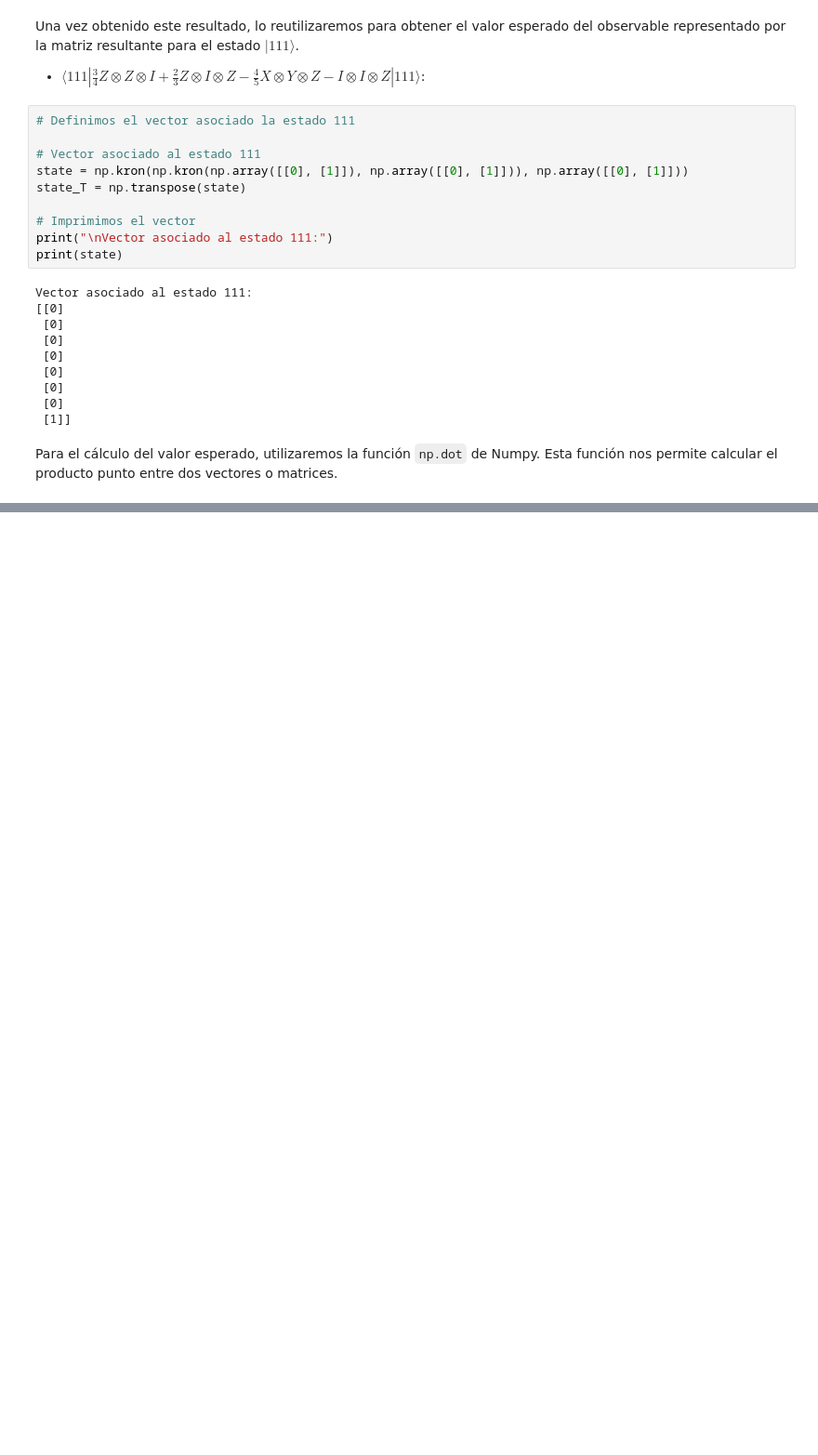
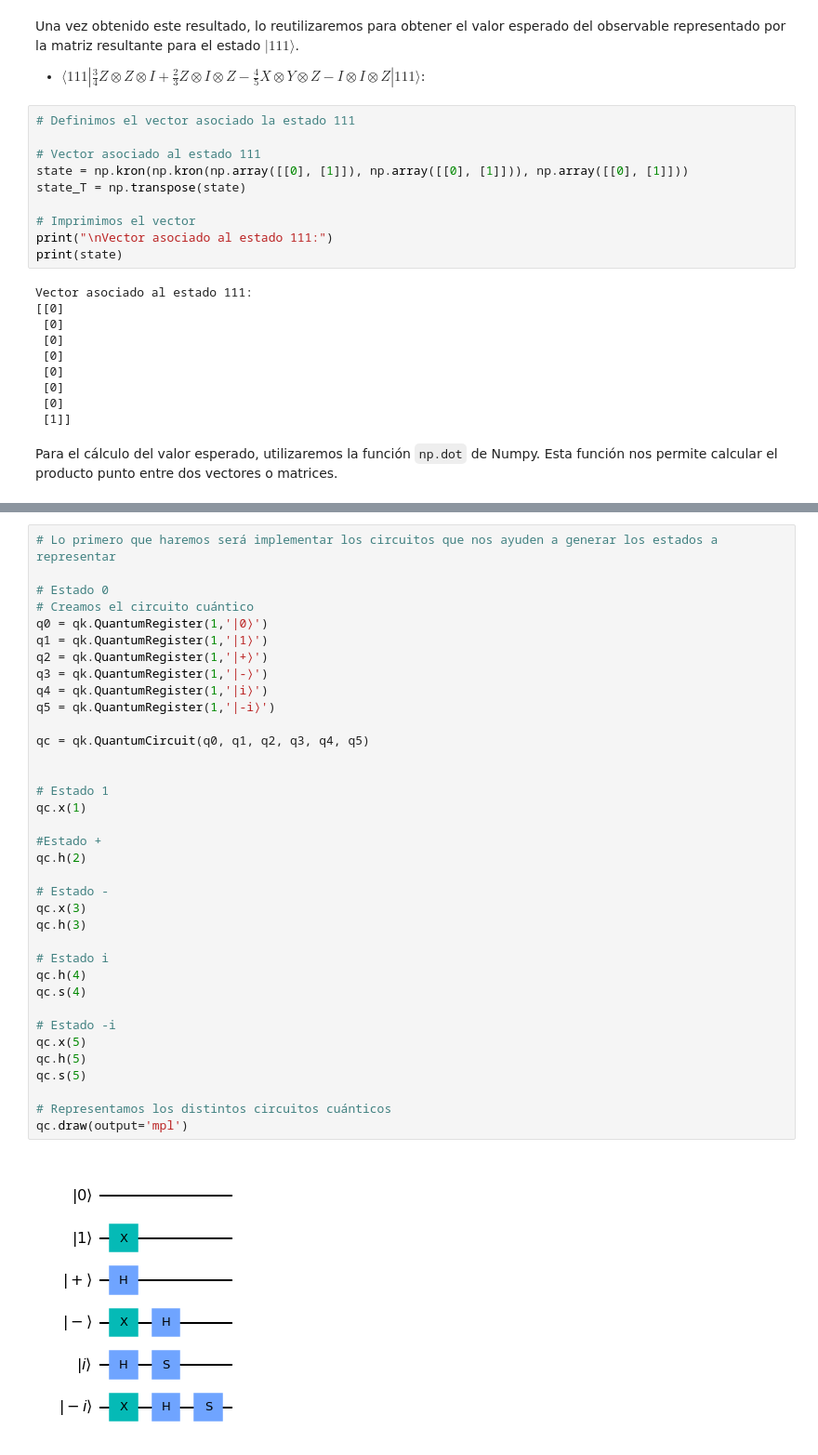
Before and after one commit to drjpeibol/QC-MsC, a Jupyter notebook: Linear-Algebra/Lab-2/lab_2.ipynb, the cells around one changed output, grey strips where cells are left out. Shown at 93% size. Saved outputs shown, nothing was run; the diff lists cells and outputs as text; blank space fills up the shorter version.

```diff
--- a/Linear-Algebra/Lab-2/lab_2.ipynb
+++ b/Linear-Algebra/Lab-2/lab_2.ipynb
@@ -229,0 +265,38 @@ Valor esperado:
+# %%
+# Lo primero que haremos será implementar los circuitos que nos ayuden a generar los estados a representar
+
+# Estado 0
+# Creamos el circuito cuántico
+q0 = qk.QuantumRegister(1,'|0⟩')
+q1 = qk.QuantumRegister(1,'|1⟩')
+q2 = qk.QuantumRegister(1,'|+⟩')
+q3 = qk.QuantumRegister(1,'|-⟩')
+q4 = qk.QuantumRegister(1,'|i⟩')
+q5 = qk.QuantumRegister(1,'|-i⟩')
+
+qc = qk.QuantumCircuit(q0, q1, q2, q3, q4, q5)
+
+
+# Estado 1
+qc.x(1)
+
+#Estado +
+qc.h(2)
+
+# Estado -
+qc.x(3)
+qc.h(3)
+
+# Estado i
+qc.h(4)
+qc.s(4)
+
+# Estado -i
+qc.x(5)
+qc.h(5)
+qc.s(5)
+
+# Representamos los distintos circuitos cuánticos
+qc.draw(output='mpl')
+# %% [output]
+[figure, added]
```
Also changed, not shown: parts of 18 cells of this notebook.
